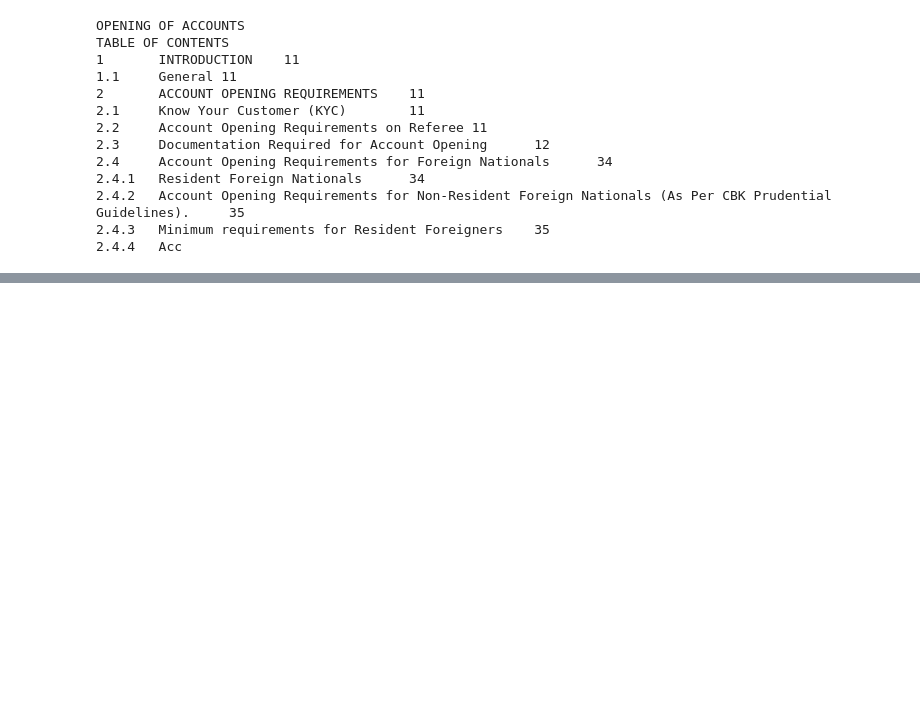
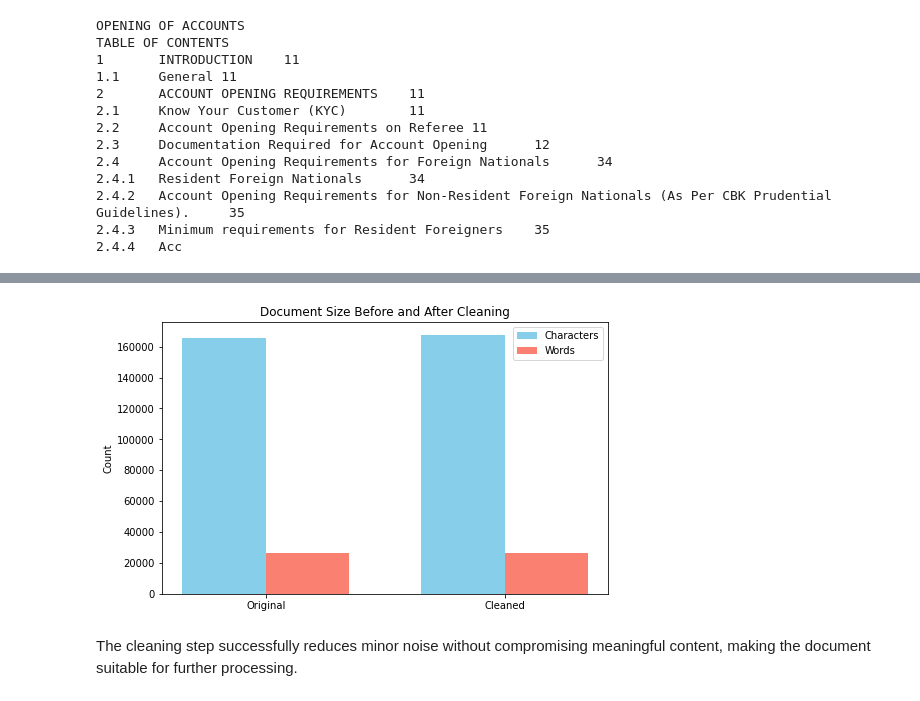
Before and after one commit to jodida01/Group_5_Capstone_Project, a Jupyter notebook: index.ipynb, the cells around one changed output, grey strips where cells are left out. Cells and saved outputs as stored; diff of their text form; code cells hidden in the pictures; blank space fills up the shorter version.

Commit message:
clean dat, split into chunks and add visuals

```diff
--- a/index.ipynb
+++ b/index.ipynb
@@ -98,0 +206,18 @@ TABLE OF CONTENTS
+# %%
+# === Cell C: Apply cleaning, show before/after, save cleaned file ===
+cleaned = clean_text(text, lowercase=False)   # keep case by default
+
+# quick before/after stats
+print("ORIGINAL: chars =", len(text), "words =", len(text.split()))
+print("CLEANED : chars =", len(cleaned), "words =", len(cleaned.split()))
+
+# preview first 1000 chars of cleaned text
+print("\n--- CLEANED PREVIEW ---\n")
+print(cleaned[:1000])
+
+# save cleaned text to Data/ (should be .gitignored)
+out_path = r"Data/SEC5 - OPENING OF ACCOUNTS (004)_cleaned.txt"
+with open(out_path, "w", encoding="utf-8") as f:
+    f.write(cleaned)
+
+print("\nSaved cleaned text to:", out_path)
@@ -98,0 +242,35 @@ TABLE OF CONTENTS
+# %%
+# === Cell D: Visualize before/after cleaning ===
+import matplotlib.pyplot as plt
+
+# Compute stats
+stats = {
+    "Original": {"chars": len(text), "words": len(text.split())},
+    "Cleaned": {"chars": len(cleaned), "words": len(cleaned.split())}
+}
+
+labels = list(stats.keys())
+chars = [stats[label]["chars"] for label in labels]
+words = [stats[label]["words"] for label in labels]
+
+# Plot
+fig, ax = plt.subplots(figsize=(8,5))
+
+bar_width = 0.35
+x = range(len(labels))
+
+# Two bars for chars and words
+ax.bar(x, chars, width=bar_width, label='Characters', color='skyblue')
+ax.bar([i + bar_width for i in x], words, width=bar_width, label='Words', color='salmon')
+
+ax.set_xticks([i + bar_width/2 for i in x])
+ax.set_xticklabels(labels)
+ax.set_ylabel('Count')
+ax.set_title('Document Size Before and After Cleaning')
+ax.legend()
+
+plt.show()
+# %% [output]
+[figure, added]
+# %% [markdown]
+The cleaning step successfully reduces minor noise without compromising meaningful content, making the document suitable for further processing.
```
Also changed, not shown: parts of 9 cells of this notebook.
